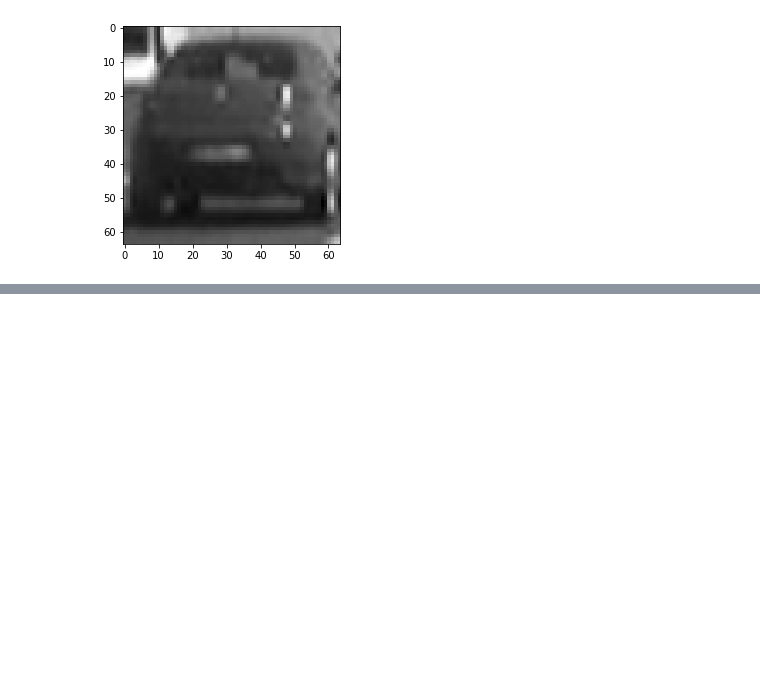
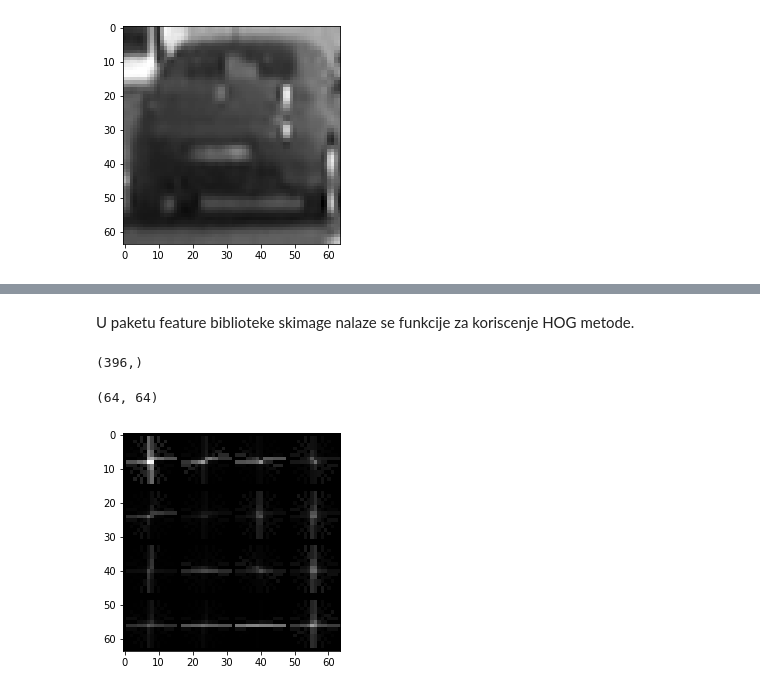
Before and after one commit to lidija9/ML-project, a Jupyter notebook: sveska_1.ipynb, the cells around one changed output, grey strips where cells are left out. Drawn from its saved outputs; the diff is of its cells as text; code cells hidden in the pictures; blank space fills up the shorter version.

```diff
--- a/sveska_1.ipynb
+++ b/sveska_1.ipynb
@@ -63,0 +71,22 @@ plt.show()
+# %% [markdown]
+U paketu feature biblioteke skimage nalaze se funkcije za koriscenje HOG metode.
+# %%
+features, hog_image = hog(image_gray,
+                          orientations = 11, # koliko uglova zelimo da imamo
+                          pixels_per_cell = (16, 16), # dimenzije celije
+                          cells_per_block = (2, 2),
+                          transform_sqrt = False,
+                          visualize = True,
+                          feature_vector = True)
+features.shape
+# %% [output]
+(396,)
+# %%
+hog_image.shape
+# %% [output]
+(64, 64)
+# %%
+plt.imshow(hog_image, cmap='gray')
+plt.show()
+# %% [output]
+[figure, added]
```
Also changed, not shown: parts of 40 cells of this notebook, 2 other files.
